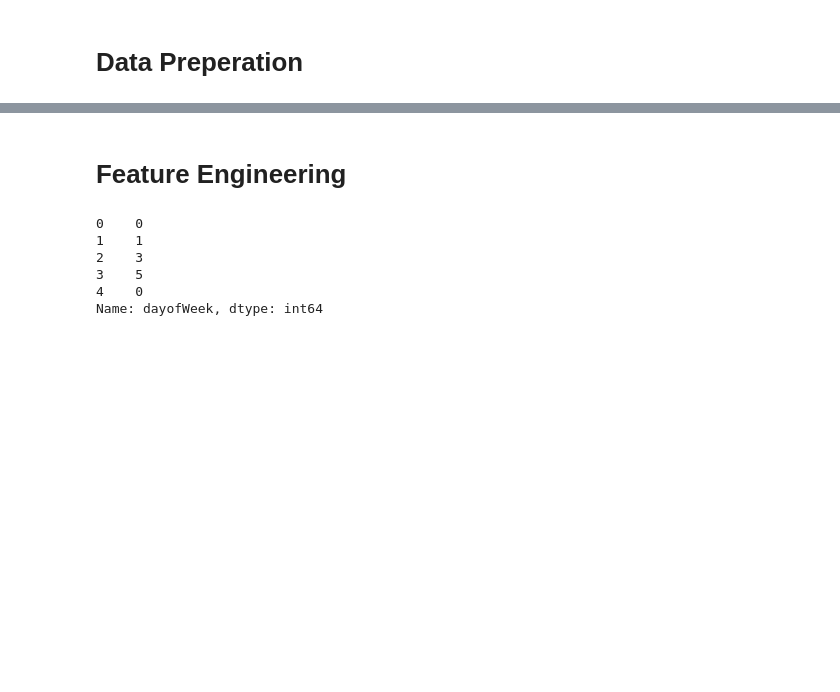
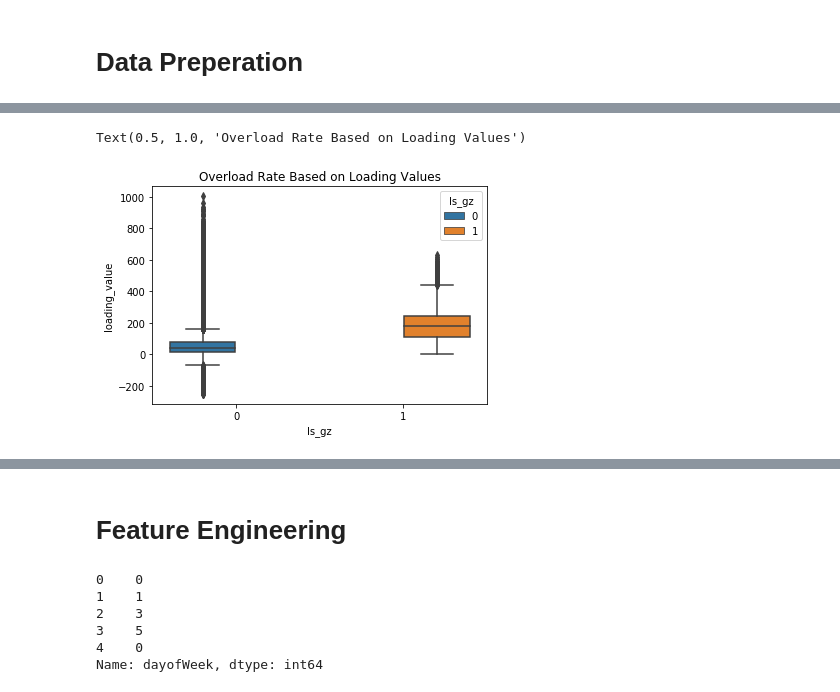
Before and after one commit to choowengyan/CAIIC, a Jupyter notebook: Prediction.ipynb, the cells around one changed output, grey strips where cells are left out. Drawn from its saved outputs; the diff is of its cells as text; code cells hidden in the pictures; blank space fills up the shorter version.

```diff
--- a/Prediction.ipynb
+++ b/Prediction.ipynb
@@ -264,3 +290,6 @@ sns.factorplot('Volume','Is_gz','DType', data=df_train)
 # %%
 # Min and max temperature (null values)
 #remove the rows/// replace with mean?
+
+df_train = df_train.dropna()
+df_train.head()
@@ -266,0 +329,8 @@ sns.factorplot('Volume','Is_gz','DType', data=df_train)
+# %%
+# melt column A0-A23 (for further exploration purpose on loading values)
+
+df_train2 =df_train.melt(id_vars = ['ID', 'DTNumber', 'Volume', 'DDate','DType','MaxTemp', 'MinTemp',
+                             'UserNumber','UserName','Terminal','EMANumber','CT','PT','Is_gz'],
+                  var_name = 'operating_point', value_name = 'loading_value')
+
+df_train2.head()
@@ -266,0 +344,6 @@ sns.factorplot('Volume','Is_gz','DType', data=df_train)
+# %%
+sns.boxplot(x=df_train2['Is_gz'], y=df_train2['loading_value'], hue = 'Is_gz',data = df_train2)
+plt.title('Overload Rate Based on Loading Values')
+# %% [output]
+Text(0.5, 1.0, 'Overload Rate Based on Loading Values')
+[figure, added]
```
Also changed, not shown: parts of 34 cells of this notebook.
